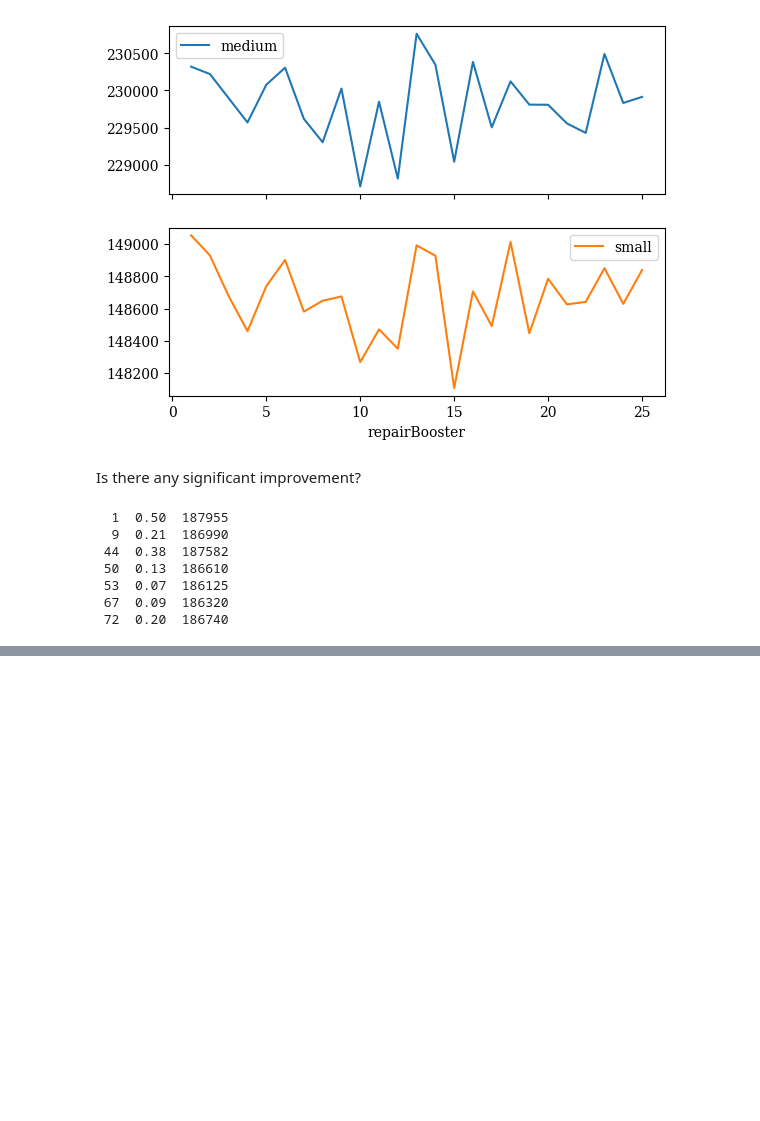
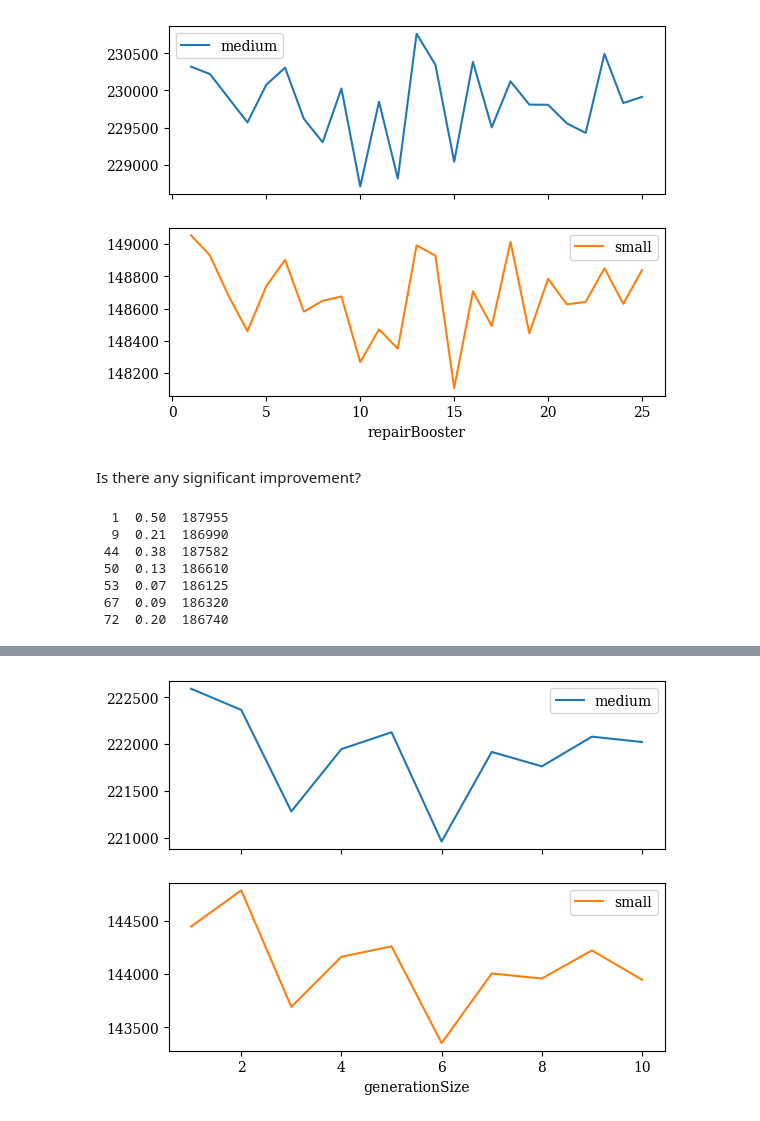
Before and after one commit to N-Wouda/Euro-NeurIPS-2022, a Jupyter notebook: notebooks/dynamic-tuning.ipynb, the cells around one changed output, grey strips where cells are left out. Saved outputs shown, nothing was run; the diff lists cells and outputs as text; code cells hidden in the pictures; blank space fills up the shorter version.

```diff
--- a/notebooks/dynamic-tuning.ipynb
+++ b/notebooks/dynamic-tuning.ipynb
@@ -130,0 +151,4 @@ Could we do better with separate configurations for each group size, rather than
+# %%
+df.cost.groupby([df["generationSize"], df["size_group"]]).mean().unstack().plot(subplots=True);
+# %% [output]
+[figure, added]
```
Also changed, not shown: parts of 6 cells of this notebook, 1 other file.
